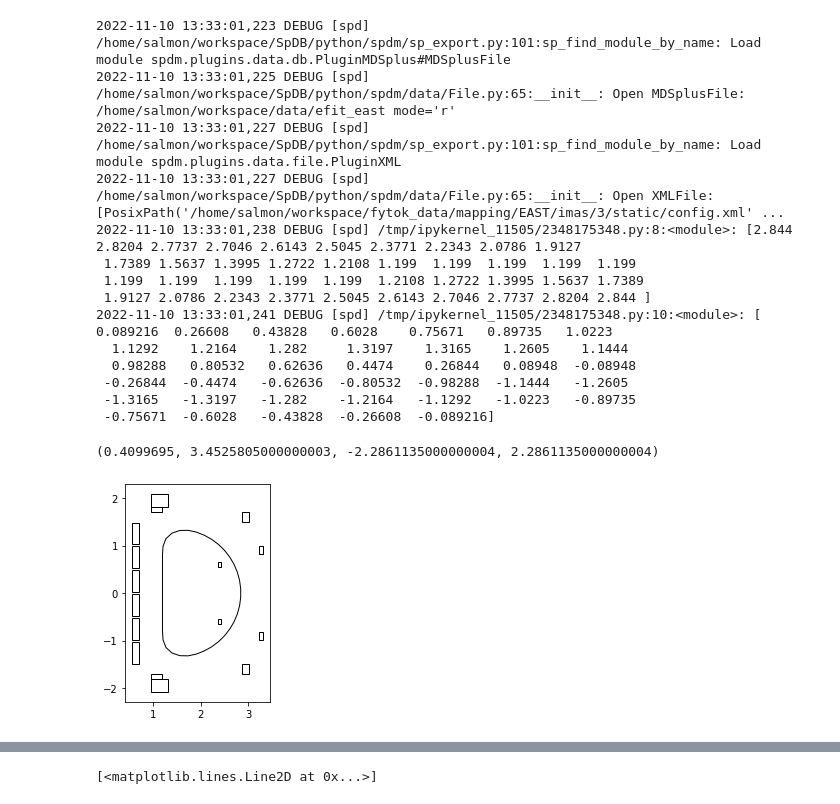
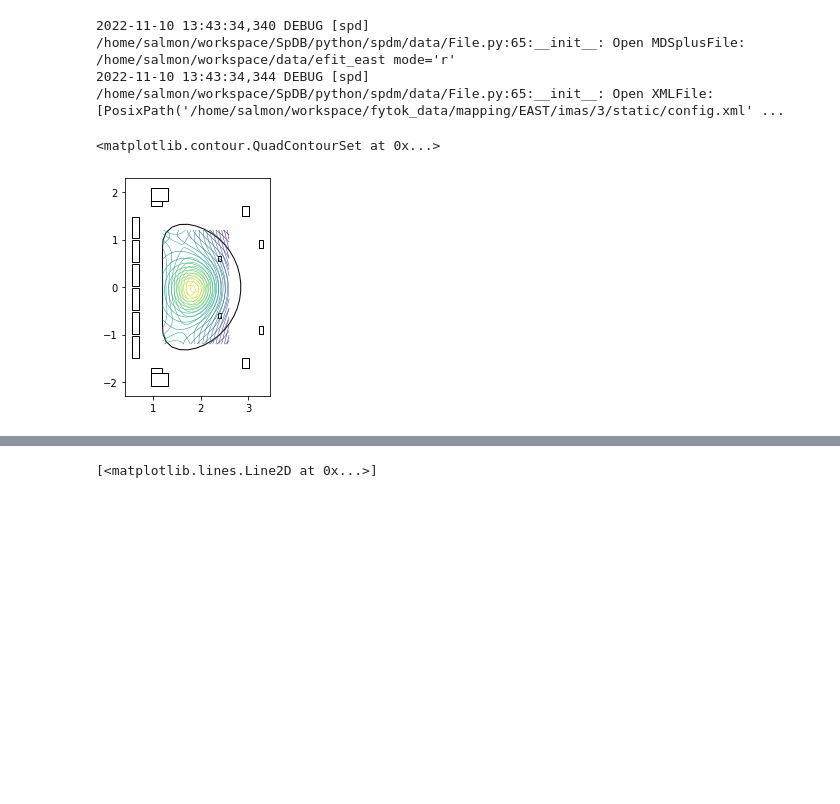
Before and after one commit to simpla-fusion/spdm, a Jupyter notebook: examples/demo_mapping.ipynb, the cells around one changed output, grey strips where cells are left out. Drawn from its saved outputs; the diff is of its cells as text; code cells hidden in the pictures; blank space fills up the shorter version.

Commit message:
[update]demo_mapping

```diff
--- a/examples/demo_mapping.ipynb
+++ b/examples/demo_mapping.ipynb
@@ -13,38 +13,34 @@ from spdm.data.Mapping import Mapping
 # %%
 mapping = Mapping(mapping_path="/home/salmon/workspace/fytok_data/mapping")
 
 # entry = mapping.find("EAST")
 
 entry = mapping.map(File("/home/salmon/workspace/data/efit_east?tree_name=efit_east,shot=38300",
                                format="mdsplus").read(), source_schema="EAST")
-
-logger.debug(entry.get("wall.description_2d.vessel.annular.outline_outer.r"))
-
-logger.debug(entry.get("wall.description_2d.vessel.annular.outline_outer.z"))
 
 plt.gca().add_patch(plt.Polygon(np.array([entry.get("wall.description_2d.vessel.annular.outline_outer.r"),
                                             entry.get("wall.description_2d.vessel.annular.outline_outer.z")]).transpose([1, 0]),
                                 fill=False, closed=True))
 
 for coil in entry.get("pf_active.coil"):
     rect = coil.get(["element", 0, "geometry","rectangle"]).dump_named()
     plt.gca().add_patch(plt.Rectangle((rect.r-rect.width/2.0, rect.z -
                                         rect.height/2.0), rect.width, rect.height, fill=False))
 plt.axis('scaled')
+
+
+dim1=entry.get(["equilibrium", "time_slice", 0,"profiles_2d","grid","dim1"] )
+dim2=entry.get(["equilibrium", "time_slice", 0,"profiles_2d","grid","dim2"] )
+
+plt.contour(dim1,dim2,entry.get(["equilibrium", "time_slice", 0, "profiles_2d", "psi"]).T,levels=20, linewidths  =0.5,)
+
+
+dim1=entry.get(["equilibrium", "time_slice", 10,"profiles_2d","grid","dim1"] )
+dim2=entry.get(["equilibrium", "time_slice", 10,"profiles_2d","grid","dim2"] )
+
+plt.contour(dim1,dim2,entry.get(["equilibrium", "time_slice", 10, "profiles_2d", "psi"]).T,levels=20,linewidths=0.5,)
 # %% [output]
-2022-11-10 13:33:01,223 DEBUG [spd] /home/salmon/workspace/SpDB/python/spdm/sp_export.py:101:sp_find_module_by_name: Load module spdm.plugins.data.db.PluginMDSplus#MDSplusFile
-2022-11-10 13:33:01,225 DEBUG [spd] /home/salmon/workspace/SpDB/python/spdm/data/File.py:65:__init__: Open MDSplusFile: /home/salmon/workspace/data/efit_east mode='r'
-2022-11-10 13:33:01,227 DEBUG [spd] /home/salmon/workspace/SpDB/python/spdm/sp_export.py:101:sp_find_module_by_name: Load module spdm.plugins.data.file.PluginXML
-2022-11-10 13:33:01,227 DEBUG [spd] /home/salmon/workspace/SpDB/python/spdm/data/File.py:65:__init__: Open XMLFile: [PosixPath('/home/salmon/workspace/fytok_data/mapping/EAST/imas/3/static/config.xml' ...
-2022-11-10 13:33:01,238 DEBUG [spd] /tmp/ipykernel_11505/2348175348.py:8:<module>: [2.844  2.8204 2.7737 2.7046 2.6143 2.5045 2.3771 2.2343 2.0786 1.9127
- 1.7389 1.5637 1.3995 1.2722 1.2108 1.199  1.199  1.199  1.199  1.199
- 1.199  1.199  1.199  1.199  1.199  1.2108 1.2722 1.3995 1.5637 1.7389
- 1.9127 2.0786 2.2343 2.3771 2.5045 2.6143 2.7046 2.7737 2.8204 2.844 ]
-2022-11-10 13:33:01,241 DEBUG [spd] /tmp/ipykernel_11505/2348175348.py:10:<module>: [ 0.089216  0.26608   0.43828   0.6028    0.75671   0.89735   1.0223
-  1.1292    1.2164    1.282     1.3197    1.3165    1.2605    1.1444
-  0.98288   0.80532   0.62636   0.4474    0.26844   0.08948  -0.08948
- -0.26844  -0.4474   -0.62636  -0.80532  -0.98288  -1.1444   -1.2605
- -1.3165   -1.3197   -1.282    -1.2164   -1.1292   -1.0223   -0.89735
- -0.75671  -0.6028   -0.43828  -0.26608  -0.089216]
+2022-11-10 13:43:34,340 DEBUG [spd] /home/salmon/workspace/SpDB/python/spdm/data/File.py:65:__init__: Open MDSplusFile: /home/salmon/workspace/data/efit_east mode='r'
+2022-11-10 13:43:34,344 DEBUG [spd] /home/salmon/workspace/SpDB/python/spdm/data/File.py:65:__init__: Open XMLFile: [PosixPath('/home/salmon/workspace/fytok_data/mapping/EAST/imas/3/static/config.xml' ...
-(0.4099695, 3.4525805000000003, -2.2861135000000004, 2.2861135000000004)
+<matplotlib.contour.QuadContourSet at 0x...>
-[figure, old version]
+[figure, new version]
```
Also changed, not shown: parts of 1 cell of this notebook.
